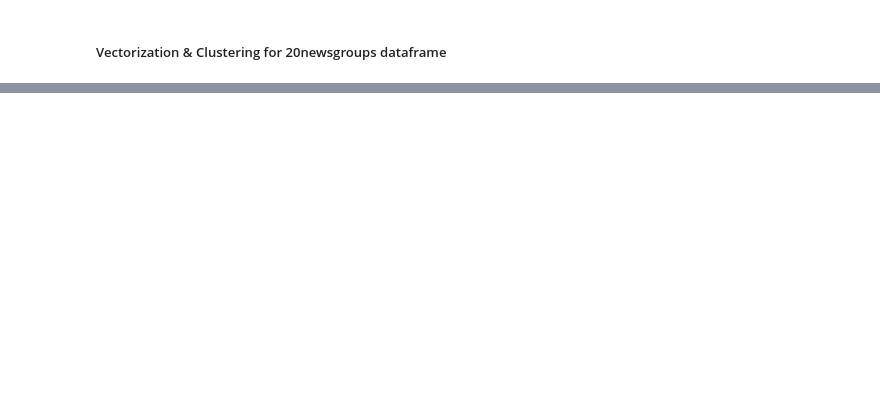
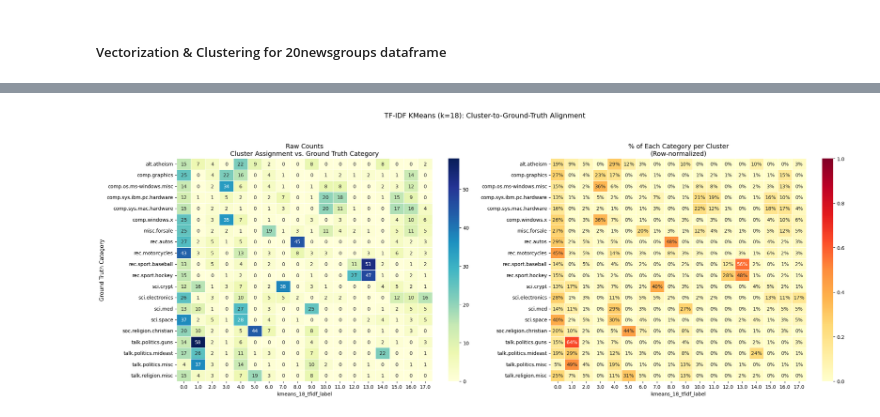
Before and after one commit to roxannekyr/nlp-embeddings-clustering, a Jupyter notebook: notebook/clustering_analysis.ipynb, the cells around one changed output, grey strips where cells are left out. Saved outputs shown, nothing was run; the diff lists cells and outputs as text; code cells hidden in the pictures; blank space fills up the shorter version.

```diff
--- a/notebook/clustering_analysis.ipynb
+++ b/notebook/clustering_analysis.ipynb
@@ -2041,0 +2172,8 @@ plt.show()
+# %%
+#Storing vector representations back to the main DataFrame
+final_df_20newsgroups['tfidf_vector'] = list(tfidf_matrix.toarray())
+final_df_20newsgroups['w2v_vector']   = list(w2v_vectors)
+final_df_20newsgroups['ft_vector']    = list(ft_vectors)
+
+print("All three vectorizations complete and stored in final_df_20newsgroups.")
+#display(final_df_20newsgroups[['final_checked_corpus', 'tfidf_vector', 'w2v_vector', 'ft_vector']].head())
@@ -2041,0 +2429,7 @@ plt.show()
+# %%
+#Choosing as optimal not the k=18 found per silhouette plot but the k=20 which is exactly like the ground truth labels
+#as the difference aslo in silhouette score is very small between these two k and the importance of the impact in terms of ground truth big.
+
+#Mapping labels back to the original dataframe
+tfidf_mask_20newsgroups = clean_normalized_vectorizations["TF-IDF"]['mask']
+final_df_20newsgroups.loc[tfidf_mask_20newsgroups, 'kmeans_18_tfidf_label'] = kmeans_18_20newsgroups.labels_
@@ -2041,0 +2503,37 @@ plt.show()
+# %%
+#Plotting both heatmaps side by side
+fig, axes = plt.subplots(1, 2, figsize=(22, 8))
+
+#Raw counts
+sns.heatmap(
+    contingency_matrix_tfidf_18.iloc[:-1, :-1],
+    annot=True,
+    fmt='d',
+    cmap='YlGnBu',
+    linewidths=0.5,
+    ax=axes[0]
+)
+axes[0].set_title("Raw Counts\nCluster Assignment vs. Ground Truth Category", fontsize=13)
+axes[0].set_ylabel("Ground Truth Category", fontsize=11)
+
+#Normalized
+sns.heatmap(
+    contingency_normalized_tfidf_18,
+    annot=True,
+    fmt='.0%',
+    cmap='YlOrRd',
+    linewidths=0.5,
+    vmin=0, vmax=1,
+    ax=axes[1]
+)
+axes[1].set_title("% of Each Category per Cluster\n(Row-normalized)", fontsize=13)
+axes[1].set_ylabel("")
+
+plt.suptitle(
+    "TF-IDF KMeans (k=18): Cluster-to-Ground-Truth Alignment\n",
+    fontsize=14, y=1.02
+)
+plt.tight_layout()
+plt.show()
+# %% [output]
+[figure, added]
```
Also changed, not shown: parts of 89 cells of this notebook.
